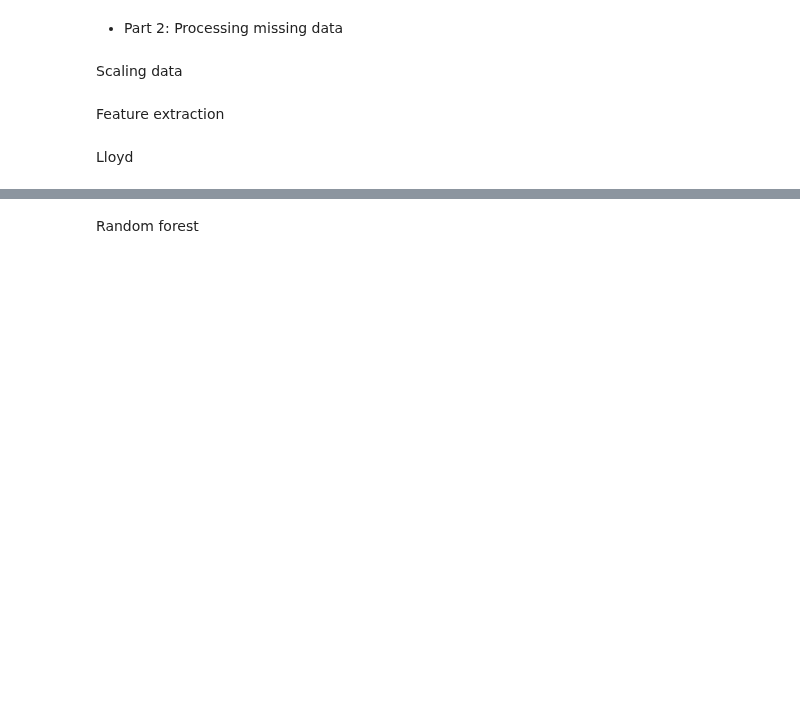
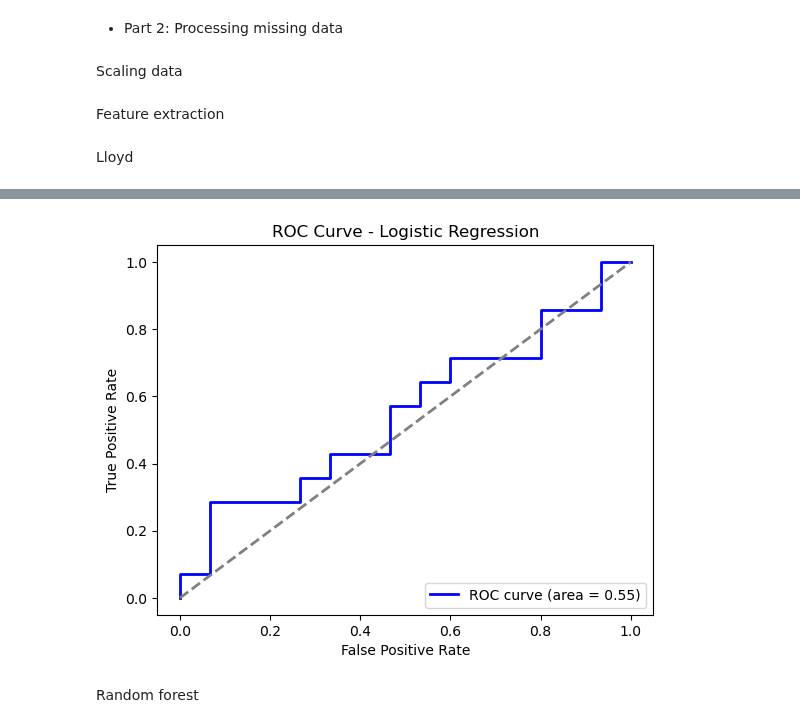
Before and after one commit to zvanraak/TM10007-machine-learning-2025-group-5, a Jupyter notebook: assignment.ipynb, the cells around one changed output, grey strips where cells are left out. Drawn from its saved outputs; the diff is of its cells as text; code cells hidden in the pictures; blank space fills up the shorter version.

Commit message:
Feature selection by Lasso and a training of a few classifiers

```diff
--- a/assignment.ipynb
+++ b/assignment.ipynb
@@ -178,0 +152,94 @@ Inge
+# %%
+from sklearn.linear_model import LassoCV
+from sklearn.linear_model import Lasso
+from sklearn.preprocessing import LabelEncoder
+from sklearn.feature_selection import SelectFromModel
+
+# Encode y labels to numeric values
+le = LabelEncoder()
+y_train_numeric = le.fit_transform(y_train)
+y_test_numeric = le.transform(y_test)
+
+# Store the mapping of labels
+legend_labels = le.classes_  # This saves the original class names
+print("Label Mapping:", {i: label for i, label in enumerate(legend_labels)})
+
+# Define LassoCV with cross-validation
+alphas=np.logspace(-4, 1, 50) # Testing alpha from 0.0001 to 10
+random_state = 42 #  Using int will produce the same results everytime, 42 is along 0 the most popular choice
+lasso_cv = LassoCV(cv=5, alphas=alphas, random_state=random_state, max_iter=10000)  # cv = 5 chosen
+
+# Fit LassoCV on training data
+lasso_cv.fit(X_scaled_standard_train, y_train_numeric)
+
+# Get the best alpha value
+best_alpha = lasso_cv.alpha_
+print(f"Best alpha found: {best_alpha}")
+
+# Train final Lasso model with optimal alpha
+lasso = Lasso(alpha=best_alpha)
+lasso.fit(X_scaled_standard_train, y_train_numeric)
+
+# Select features
+selector = SelectFromModel(lasso, prefit=True)
+X_train_selected = selector.transform(X_scaled_standard_train)
+X_test_selected = selector.transform(X_scaled_standard_test)
+
+# Get selected feature indices and names
+selected_features = np.where(selector.get_support())[0]
+selected_feature_names = X_scaled_standard_train.columns[selected_features]
+print("Selected Features:", selected_feature_names)
+
+## Logistic Regression CLF
+from sklearn.linear_model import LogisticRegression
+from sklearn.metrics import classification_report, accuracy_score, confusion_matrix
+
+# Train the logistic regression model with selected features
+clf = LogisticRegression(random_state=random_state)
+clf.fit(X_train_selected, y_train_numeric)
+
+# Make predictions on the test set
+y_pred = clf.predict(X_test_selected)
+
+# Evaluate the model
+print("Accuracy Score:", accuracy_score(y_test_numeric, y_pred))
+print("Classification Report:\n", classification_report(y_test_numeric, y_pred))
+print("Confusion Matrix:\n", confusion_matrix(y_test_numeric, y_pred))
+
+## Random Forest CLF
+from sklearn.ensemble import RandomForestClassifier
+from sklearn.svm import SVC
+
+# Random Forest
+rf_clf = RandomForestClassifier(random_state=random_state)
+rf_clf.fit(X_train_selected, y_train_numeric)
+
+# SVM
+svm_clf = SVC(random_state=random_state)
+svm_clf.fit(X_train_selected, y_train_numeric)
+
+# Predictions for Random Forest and SVM
+rf_y_pred = rf_clf.predict(X_test_selected)
+svm_y_pred = svm_clf.predict(X_test_selected)
+
+# Evaluate the models
+print("Random Forest Accuracy:", accuracy_score(y_test_numeric, rf_y_pred))
+print("SVM Accuracy:", accuracy_score(y_test_numeric, svm_y_pred))
+
+## ROC Curve and AUC
+from sklearn.metrics import roc_curve, auc
+import matplotlib.pyplot as plt
+
+# ROC curve for Logistic Regression, Random Forest, and SVM
+fpr, tpr, _ = roc_curve(y_test_numeric, clf.predict_proba(X_test_selected)[:, 1])
+roc_auc = auc(fpr, tpr)
+
+plt.figure()
+plt.plot(fpr, tpr, color='blue', lw=2, label=f'ROC curve (area = {roc_auc:.2f})')
+plt.plot([0, 1], [0, 1], color='gray', lw=2, linestyle='--')
+plt.xlabel('False Positive Rate')
+plt.ylabel('True Positive Rate')
+plt.title('ROC Curve - Logistic Regression')
+plt.legend(loc='lower right')
+plt.show()
+# %% [output]
@@ -179,2 +263,3 @@ Inge
+[figure, added]
 # %% [markdown]
 Random forest
```
Also changed, not shown: parts of 4 cells of this notebook.
